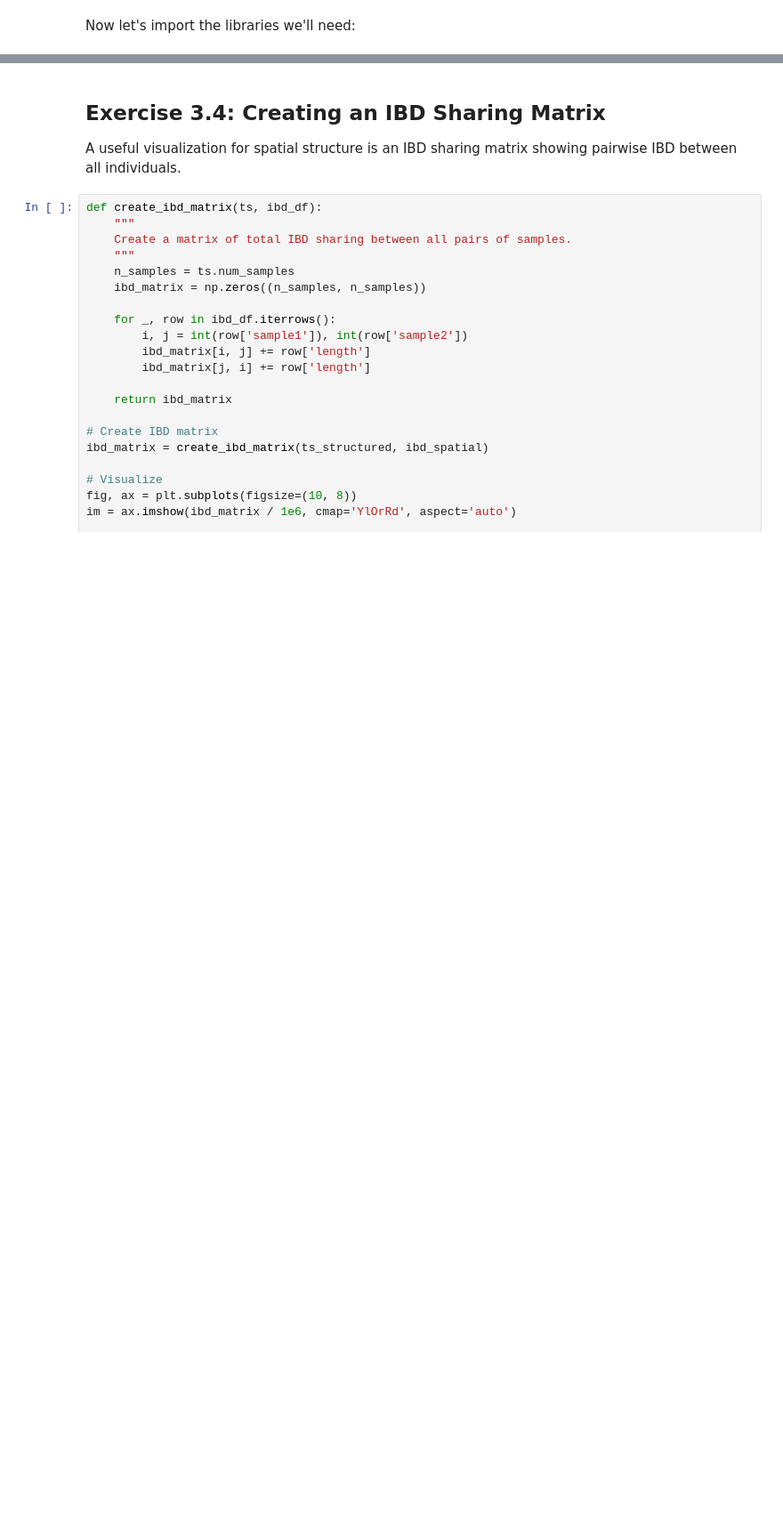
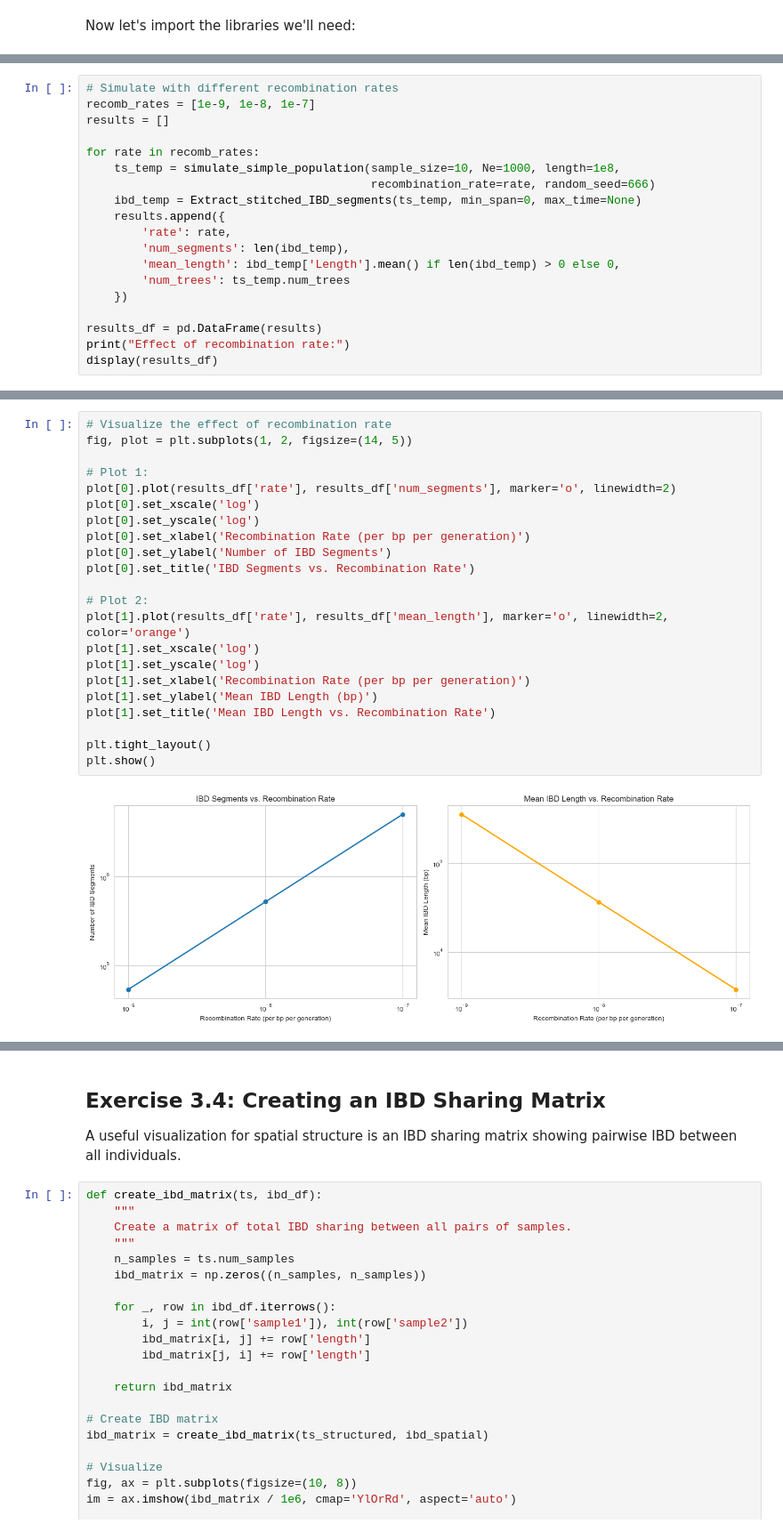
Before and after one commit to PA-GAGNAIRE/DevOCGen, a Jupyter notebook: IBD_genomics_workshop.ipynb, the cells around one changed output, grey strips where cells are left out. Shown at 89% size. Cells and saved outputs as stored; diff of their text form; blank space fills up the shorter version.

```diff
--- a/IBD_genomics_workshop.ipynb
+++ b/IBD_genomics_workshop.ipynb
@@ -841,0 +440,19 @@ plt.show()
+# %%
+# Simulate with different recombination rates
+recomb_rates = [1e-9, 1e-8, 1e-7]
+results = []
+
+for rate in recomb_rates:
+    ts_temp = simulate_simple_population(sample_size=10, Ne=1000, length=1e8,
+                                         recombination_rate=rate, random_seed=666)
+    ibd_temp = Extract_stitched_IBD_segments(ts_temp, min_span=0, max_time=None)
+    results.append({
+        'rate': rate,
+        'num_segments': len(ibd_temp),
+        'mean_length': ibd_temp['Length'].mean() if len(ibd_temp) > 0 else 0,
+        'num_trees': ts_temp.num_trees
+    })
+
+results_df = pd.DataFrame(results)
+print("Effect of recombination rate:")
+display(results_df)
@@ -841,0 +465,24 @@ plt.show()
+# %%
+# Visualize the effect of recombination rate
+fig, plot = plt.subplots(1, 2, figsize=(14, 5))
+
+# Plot 1:
+plot[0].plot(results_df['rate'], results_df['num_segments'], marker='o', linewidth=2)
+plot[0].set_xscale('log')
+plot[0].set_yscale('log')
+plot[0].set_xlabel('Recombination Rate (per bp per generation)')
+plot[0].set_ylabel('Number of IBD Segments')
+plot[0].set_title('IBD Segments vs. Recombination Rate')
+
+# Plot 2:
+plot[1].plot(results_df['rate'], results_df['mean_length'], marker='o', linewidth=2, color='orange')
+plot[1].set_xscale('log')
+plot[1].set_yscale('log')
+plot[1].set_xlabel('Recombination Rate (per bp per generation)')
+plot[1].set_ylabel('Mean IBD Length (bp)')
+plot[1].set_title('Mean IBD Length vs. Recombination Rate')
+
+plt.tight_layout()
+plt.show()
+# %% [output]
+[figure, added]
```
Also changed, not shown: parts of 94 cells of this notebook, 8 other files.
